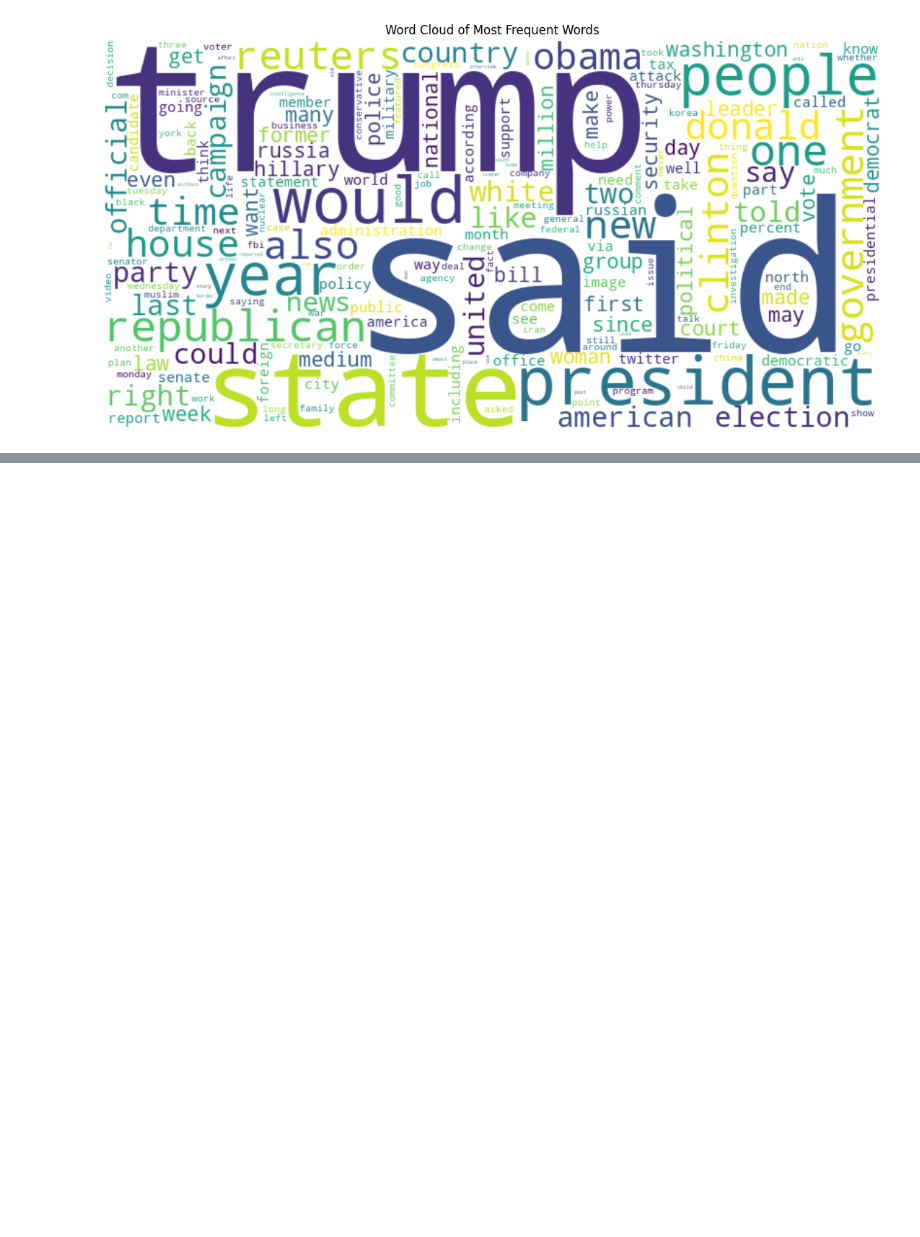
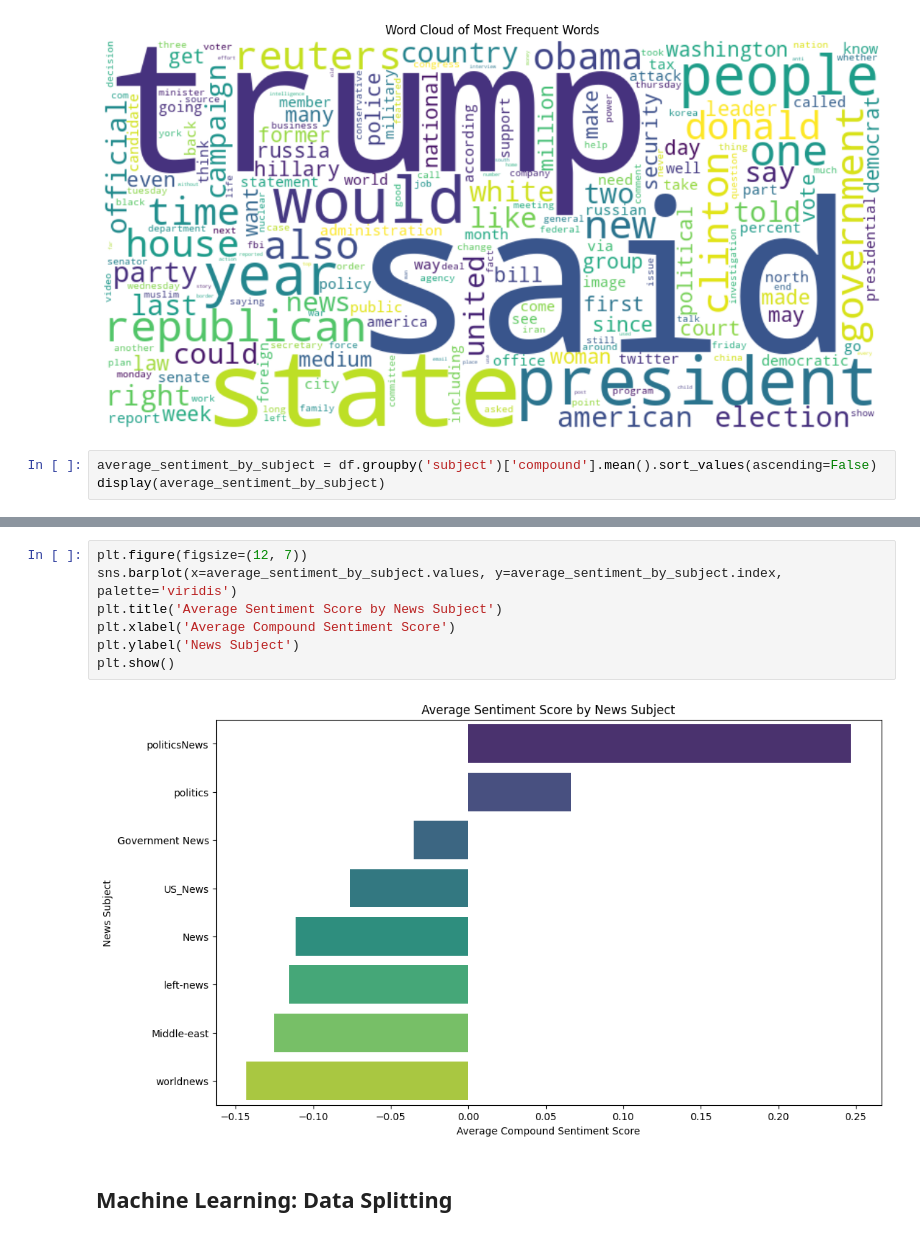
Before and after one commit to kxrrym03/Fake-News-Detection, a Jupyter notebook: Fake_News_Detection.ipynb, the cells around one changed output, grey strips where cells are left out. Cells and saved outputs as stored; diff of their text form; blank space fills up the shorter version.

```diff
--- a/Fake_News_Detection.ipynb
+++ b/Fake_News_Detection.ipynb
@@ -374,3 +374,6 @@ plt.title('Word Cloud of Most Frequent Words')
 plt.show()
 # %% [output]
 [figure]
+# %%
+average_sentiment_by_subject = df.groupby('subject')['compound'].mean().sort_values(ascending=False)
+display(average_sentiment_by_subject)
@@ -376,0 +392,11 @@ plt.show()
+# %%
+plt.figure(figsize=(12, 7))
+sns.barplot(x=average_sentiment_by_subject.values, y=average_sentiment_by_subject.index, palette='viridis')
+plt.title('Average Sentiment Score by News Subject')
+plt.xlabel('Average Compound Sentiment Score')
+plt.ylabel('News Subject')
+plt.show()
+# %% [output]
+[figure, added]
+# %% [markdown]
+## Machine Learning: Data Splitting
```
Also changed, not shown: parts of 7 cells of this notebook.
